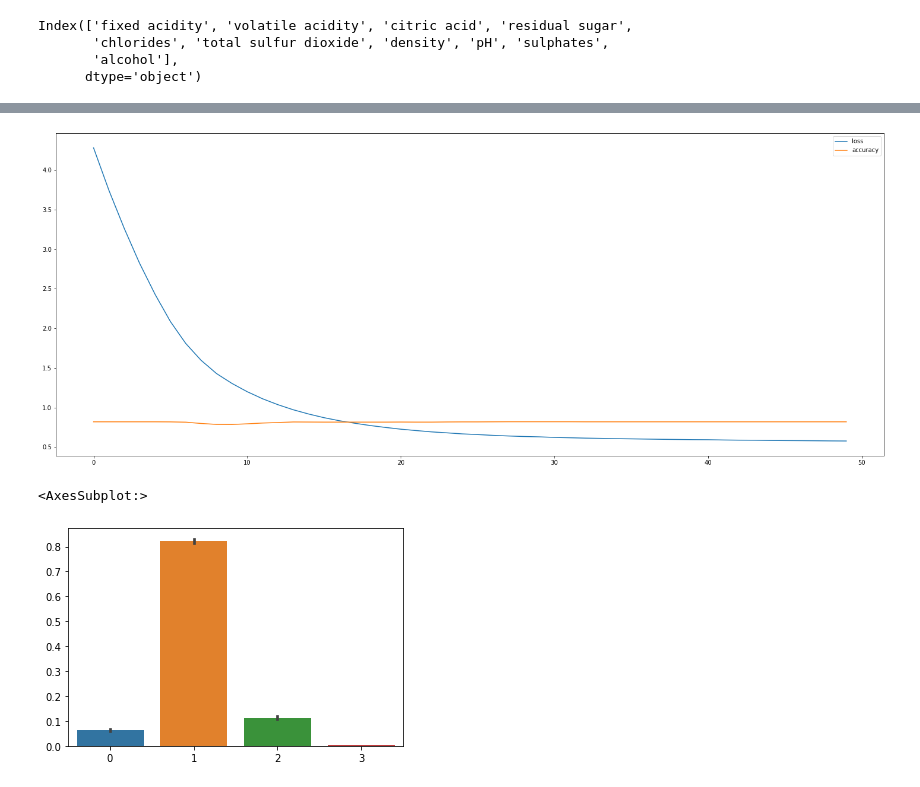
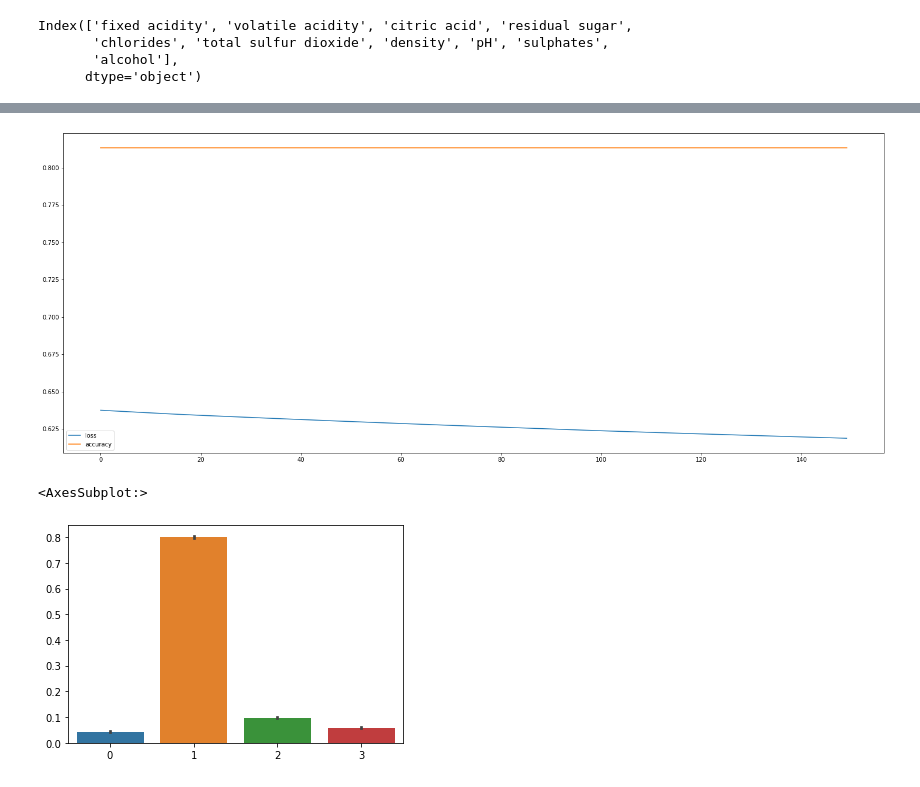
Before and after one commit to JelmerSurewaard/ML, a Jupyter notebook: Neural Network/Neural Network.ipynb, the cells around one changed output, grey strips where cells are left out. Cells and saved outputs as stored; diff of their text form; code cells hidden in the pictures.

```diff
--- a/Neural Network/Neural Network.ipynb
+++ b/Neural Network/Neural Network.ipynb
@@ -62,14 +62,19 @@ from tensorflow.keras.layers import Dense
 from tensorflow.keras.optimizers import Adam
 
 model = Sequential()
-model.add(Dense(3, input_shape=(10,), activation='relu'))
-model.add(Dense(3, activation='relu'))
+model.add(Dense(8, input_shape=(10,), activation='relu'))
+model.add(Dense(6, activation='relu'))
+model.add(Dense(4, activation='relu'))
 model.add(Dense(4, activation='softmax'))
-model.compile(Adam(learning_rate=0.0005), loss='categorical_crossentropy', metrics=['accuracy'])
+model.compile(Adam(learning_rate=0.00001), loss='categorical_crossentropy', metrics=['accuracy'])
 # %%
 from livelossplot import PlotLossesKeras
+import time
 
-history = model.fit(X_train, y_train, epochs=50)
+# train with timing
+start_time = time.time()
+history = model.fit(X_train, y_train, epochs=150)
+print("Process finished --- %s seconds ---" % (time.time() - start_time))
 pd.DataFrame(history.history).plot(figsize=(25,10))
 plt.show()
 y_pred = model.predict(X_test)
@@ -94,9 +99,9 @@ Epoch 50/50
-[figure, old version]
+[figure, new version]
 # %%
 sns.barplot(data=y_pred)
 # %% [output]
 <AxesSubplot:>
-[figure, old version]
+[figure, new version]
 # %%
 results = model.evaluate(X_train, y_train)
 results
```
Also changed, not shown: parts of 4 cells of this notebook, 8 other files.
